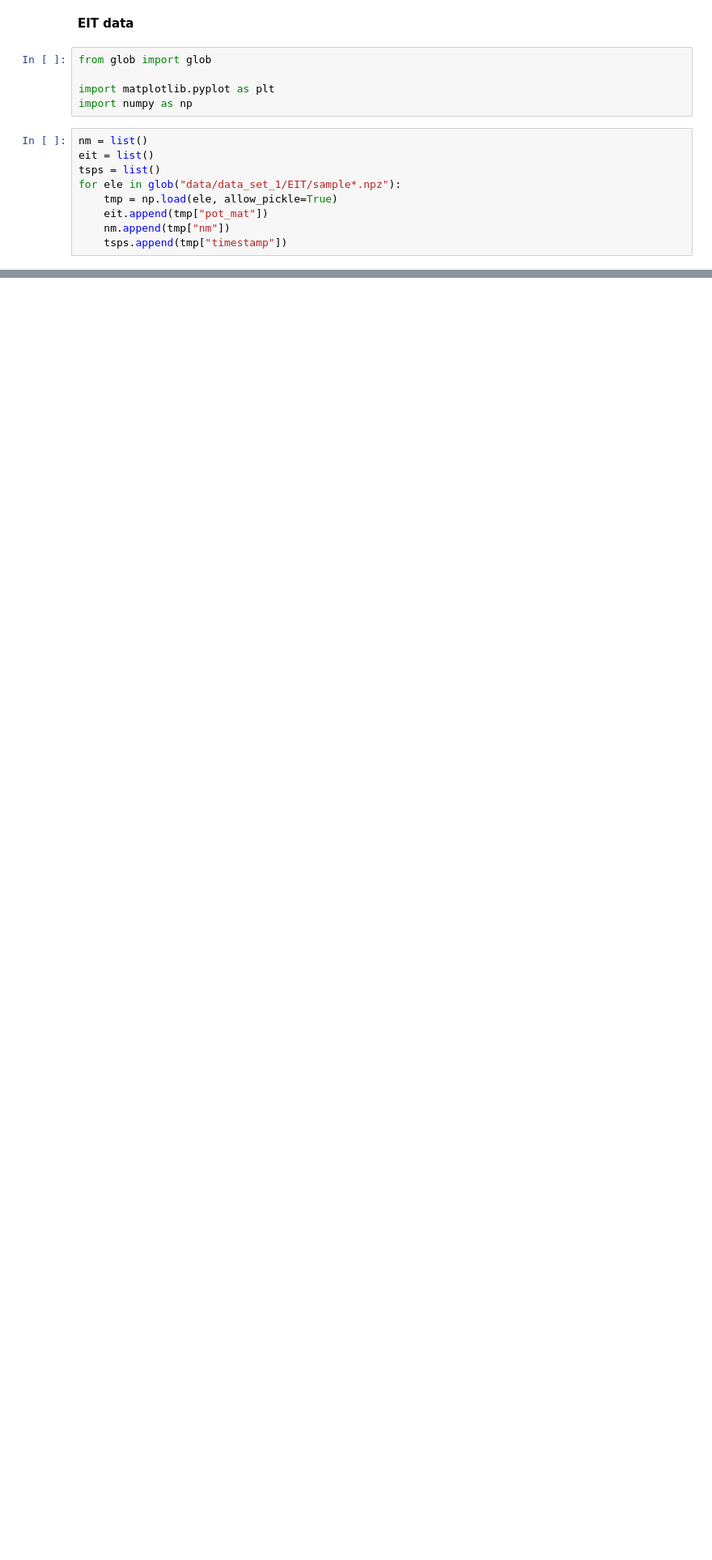
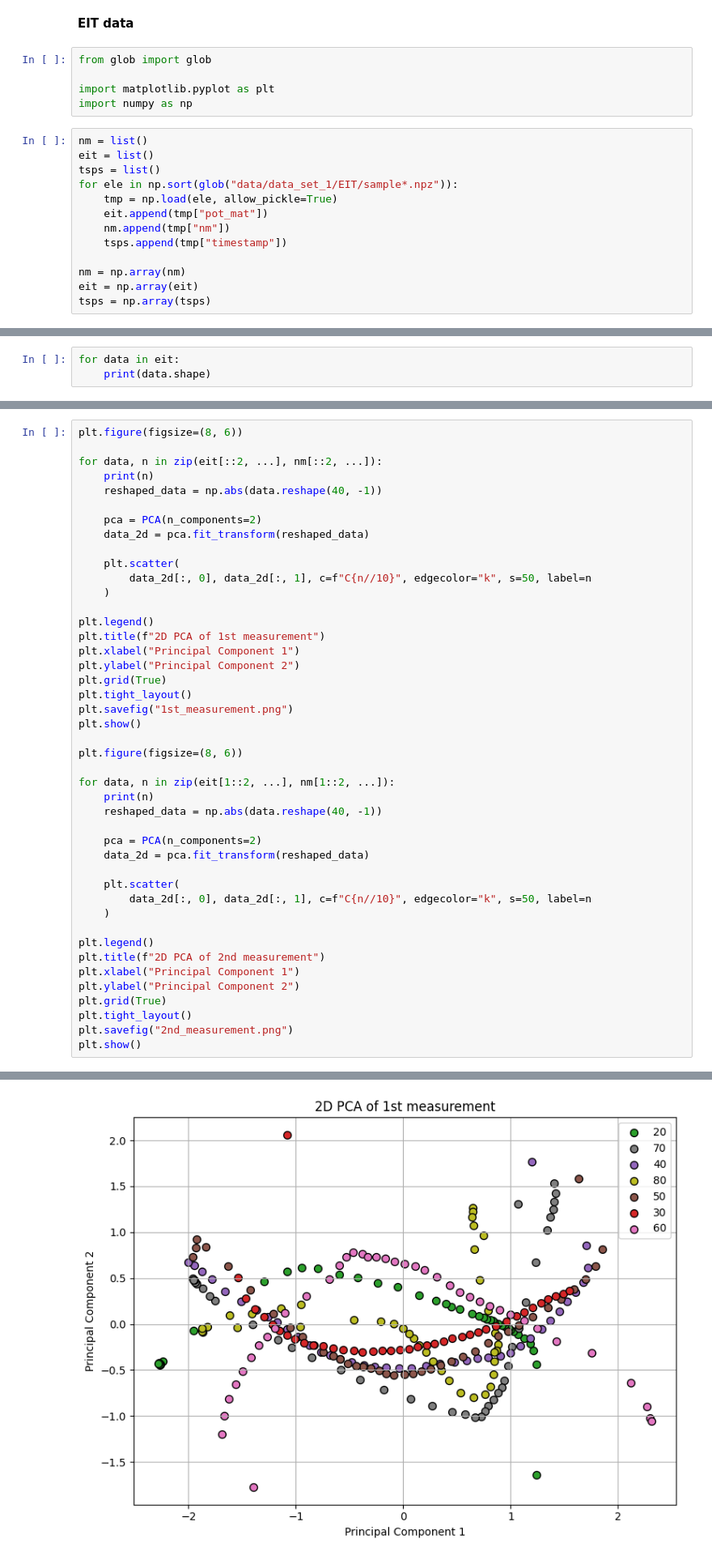
Before and after one commit to EITLabworks/Data-Driven-Force-Estimation-of-the-Thigh-Muscles-using-Electrical-Impedance-Measurements, a Jupyter notebook: postprocessing_1.ipynb, the cells around one changed output, grey strips where cells are left out. Shown at 81% size. Saved outputs shown, nothing was run; the diff lists cells and outputs as text; blank space fills up the shorter version.

```diff
--- a/postprocessing_1.ipynb
+++ b/postprocessing_1.ipynb
@@ -162,8 +174,12 @@ import numpy as np
 nm = list()
 eit = list()
 tsps = list()
-for ele in glob("data/data_set_1/EIT/sample*.npz"):
+for ele in np.sort(glob("data/data_set_1/EIT/sample*.npz")):
     tmp = np.load(ele, allow_pickle=True)
     eit.append(tmp["pot_mat"])
     nm.append(tmp["nm"])
     tsps.append(tmp["timestamp"])
+
+nm = np.array(nm)
+eit = np.array(eit)
+tsps = np.array(tsps)
@@ -169,0 +224,3 @@ for ele in glob("data/data_set_1/EIT/sample*.npz"):
+# %%
+for data in eit:
+    print(data.shape)
@@ -169,0 +245,45 @@ for ele in glob("data/data_set_1/EIT/sample*.npz"):
+# %%
+plt.figure(figsize=(8, 6))
+
+for data, n in zip(eit[::2, ...], nm[::2, ...]):
+    print(n)
+    reshaped_data = np.abs(data.reshape(40, -1))
+
+    pca = PCA(n_components=2)
+    data_2d = pca.fit_transform(reshaped_data)
+
+    plt.scatter(
+        data_2d[:, 0], data_2d[:, 1], c=f"C{n//10}", edgecolor="k", s=50, label=n
+    )
+
+plt.legend()
+plt.title(f"2D PCA of 1st measurement")
+plt.xlabel("Principal Component 1")
+plt.ylabel("Principal Component 2")
+plt.grid(True)
+plt.tight_layout()
+plt.savefig("1st_measurement.png")
+plt.show()
+
+plt.figure(figsize=(8, 6))
+
+for data, n in zip(eit[1::2, ...], nm[1::2, ...]):
+    print(n)
+    reshaped_data = np.abs(data.reshape(40, -1))
+
+    pca = PCA(n_components=2)
+    data_2d = pca.fit_transform(reshaped_data)
+
+    plt.scatter(
+        data_2d[:, 0], data_2d[:, 1], c=f"C{n//10}", edgecolor="k", s=50, label=n
+    )
+
+plt.legend()
+plt.title(f"2D PCA of 2nd measurement")
+plt.xlabel("Principal Component 1")
+plt.ylabel("Principal Component 2")
+plt.grid(True)
+plt.tight_layout()
+plt.savefig("2nd_measurement.png")
+plt.show()
+# %% [output]
@@ -169,0 +297 @@ for ele in glob("data/data_set_1/EIT/sample*.npz"):
+[figure, added]
```
Also changed, not shown: parts of 11 cells of this notebook, 2 other files.
